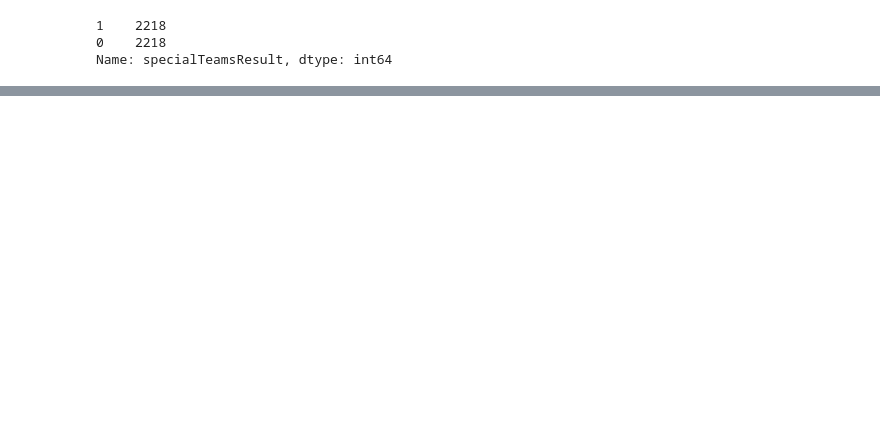
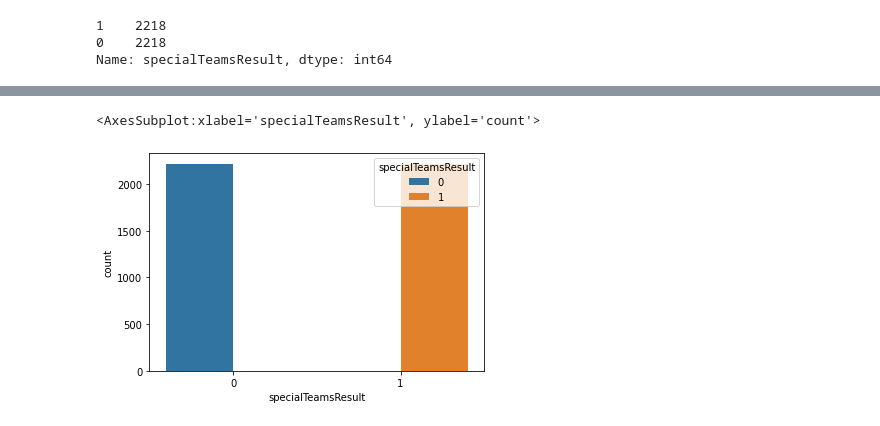
Before and after one commit to halitanildonmez/kaggle_notebooks, a Jupyter notebook: imbalanced_classification_nfl_fieldgoal.ipynb, the cells around one changed output, grey strips where cells are left out. Drawn from its saved outputs; the diff is of its cells as text; code cells hidden in the pictures; blank space fills up the shorter version.

```diff
--- a/imbalanced_classification_nfl_fieldgoal.ipynb
+++ b/imbalanced_classification_nfl_fieldgoal.ipynb
@@ -190,3 +184,8 @@ fig.show()
+# %%
+sns.countplot(data=df_upsampled, x="specialTeamsResult", hue='specialTeamsResult')
+# %% [output]
+<AxesSubplot:xlabel='specialTeamsResult', ylabel='count'>
+[figure, added]
 # %%
 X_scaled_train, X_scaled_test, y_scaled_train, y_scaled_test = train_test_split(df_upsampled.drop(columns=['specialTeamsResult'], axis=1), df_upsampled['specialTeamsResult'], test_size=0.3)
 # %%
```
Also changed, not shown: parts of 6 cells of this notebook.
